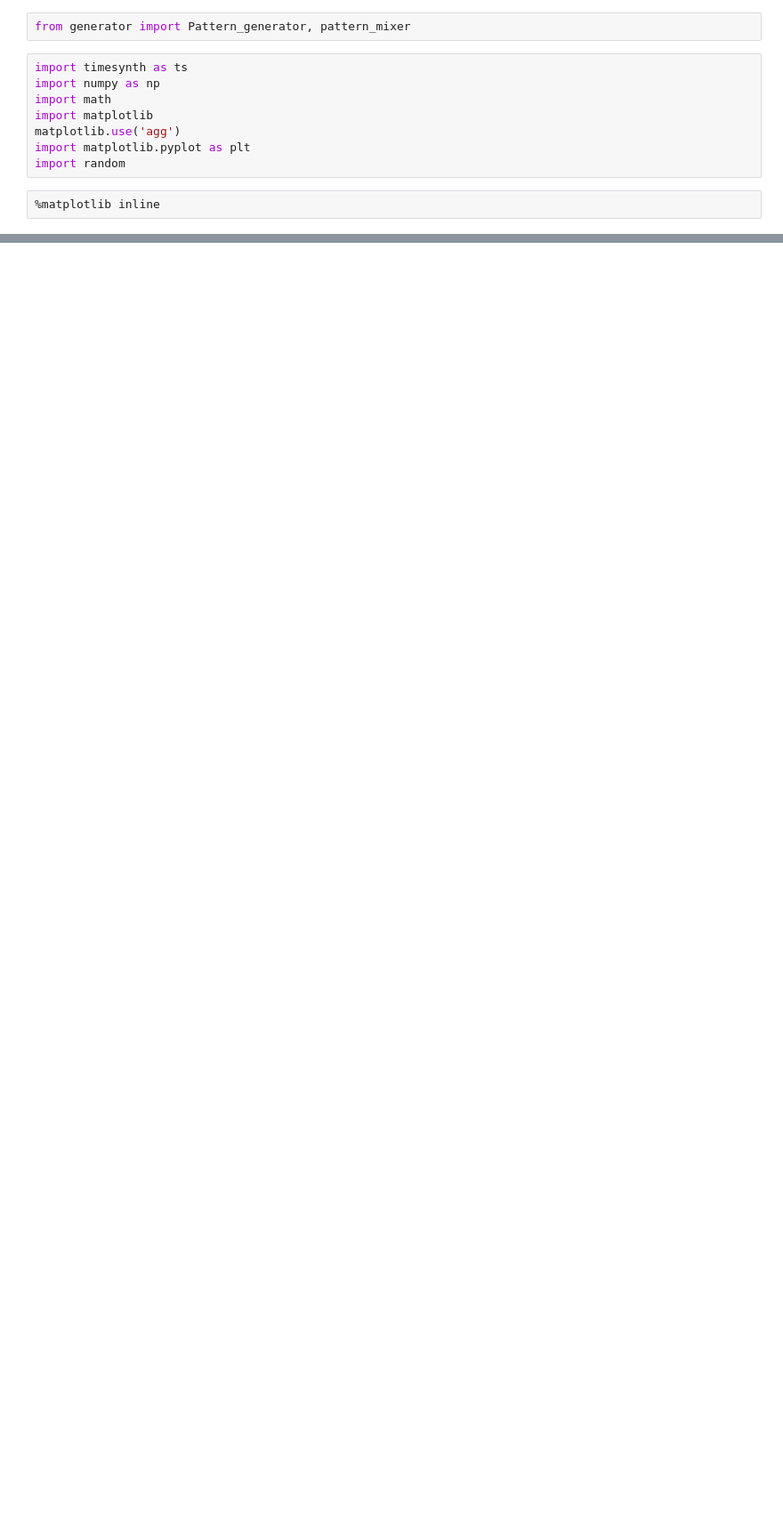
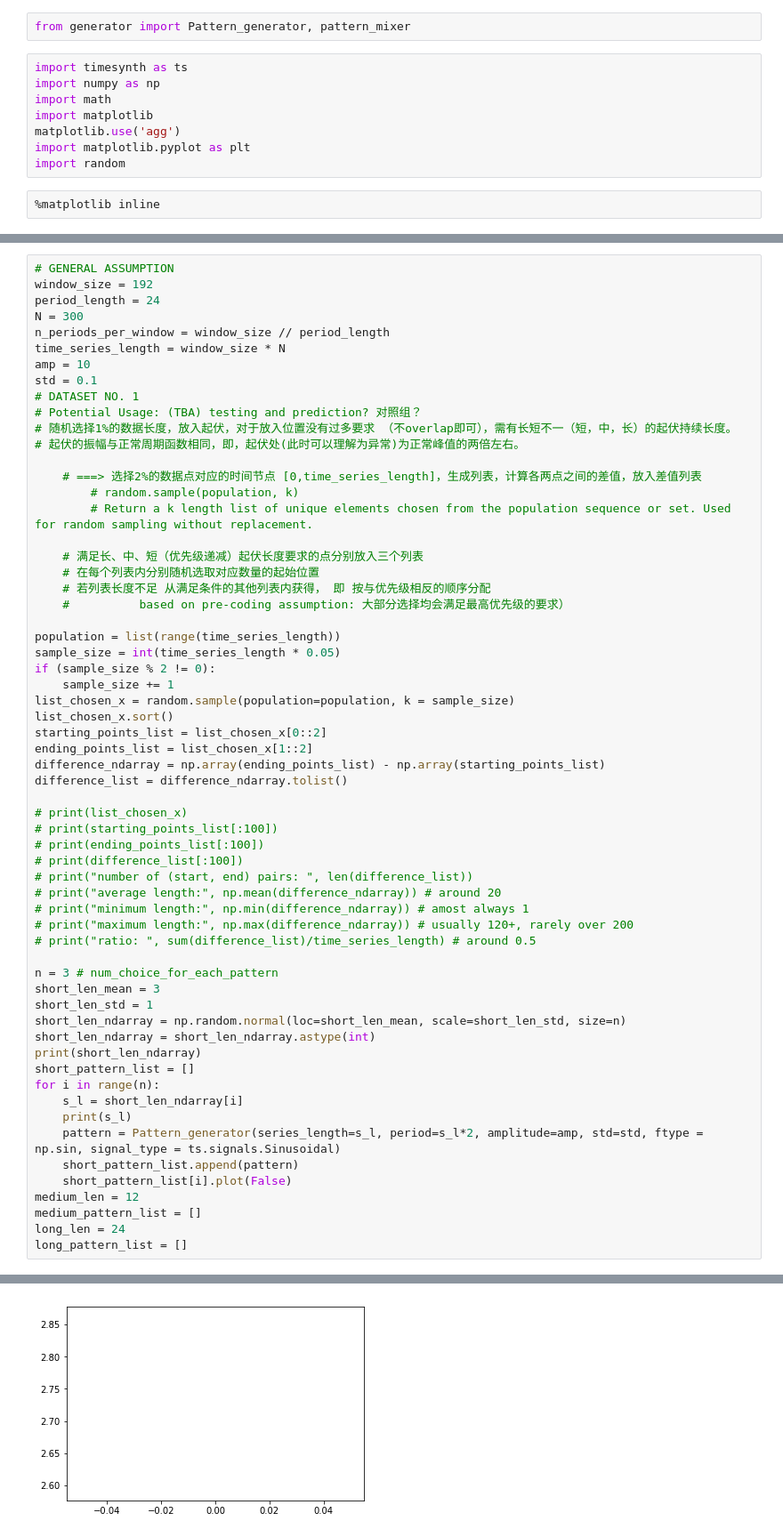
Before and after one commit to nuankw/Summer-Research-2018-Group, a Jupyter notebook: sample_generator.ipynb, the cells around one changed output, grey strips where cells are left out. Shown at 89% size. Saved outputs shown, nothing was run; the diff lists cells and outputs as text; blank space fills up the shorter version.

Commit message:
start serious design of data for future research

```diff
--- a/sample_generator.ipynb
+++ b/sample_generator.ipynb
@@ -27,0 +28,62 @@ PG1.plot(False)
+# %%
+# GENERAL ASSUMPTION
+window_size = 192
+period_length = 24
+N = 300
+n_periods_per_window = window_size // period_length
+time_series_length = window_size * N
+amp = 10
+std = 0.1
+# DATASET NO. 1
+# Potential Usage: (TBA) testing and prediction? 对照组？
+# 随机选择1%的数据长度，放入起伏，对于放入位置没有过多要求 （不overlap即可），需有长短不一（短，中，长）的起伏持续长度。
+# 起伏的振幅与正常周期函数相同，即，起伏处(此时可以理解为异常)为正常峰值的两倍左右。
+
+    # ===> 选择2%的数据点对应的时间节点 [0,time_series_length]，生成列表，计算各两点之间的差值，放入差值列表
+        # random.sample(population, k)
+        # Return a k length list of unique elements chosen from the population sequence or set. Used for random sampling without replacement.
+
+    # 满足长、中、短（优先级递减）起伏长度要求的点分别放入三个列表
+    # 在每个列表内分别随机选取对应数量的起始位置
+    # 若列表长度不足 从满足条件的其他列表内获得， 即 按与优先级相反的顺序分配
+    #          based on pre-coding assumption: 大部分选择均会满足最高优先级的要求）
+
+population = list(range(time_series_length))
+sample_size = int(time_series_length * 0.05)
+if (sample_size % 2 != 0):
+    sample_size += 1
+list_chosen_x = random.sample(population=population, k = sample_size)
+list_chosen_x.sort()
+starting_points_list = list_chosen_x[0::2]
+ending_points_list = list_chosen_x[1::2]
+difference_ndarray = np.array(ending_points_list) - np.array(starting_points_list)
+difference_list = difference_ndarray.tolist()
+
+# print(list_chosen_x)
+# print(starting_points_list[:100])
+# print(ending_points_list[:100])
+# print(difference_list[:100])
+# print("number of (start, end) pairs: ", len(difference_list))
+# print("average length:", np.mean(difference_ndarray)) # around 20
+# print("minimum length:", np.min(difference_ndarray)) # amost always 1
+# print("maximum length:", np.max(difference_ndarray)) # usually 120+, rarely over 200
+# print("ratio: ", sum(difference_list)/time_series_length) # around 0.5
+
+n = 3 # num_choice_for_each_pattern
+short_len_mean = 3
+short_len_std = 1
+short_len_ndarray = np.random.normal(loc=short_len_mean, scale=short_len_std, size=n)
+short_len_ndarray = short_len_ndarray.astype(int)
+print(short_len_ndarray)
+short_pattern_list = []
+for i in range(n):
+    s_l = short_len_ndarray[i]
+    print(s_l)
+    pattern = Pattern_generator(series_length=s_l, period=s_l*2, amplitude=amp, std=std, ftype = np.sin, signal_type = ts.signals.Sinusoidal)
+    short_pattern_list.append(pattern)
+    short_pattern_list[i].plot(False)
+medium_len = 12
+medium_pattern_list = []
+long_len = 24
+long_pattern_list = []
+# %% [output]
@@ -27,0 +94 @@ PG1.plot(False)
+[figure, added]
```
Also changed, not shown: parts of 7 cells of this notebook.
